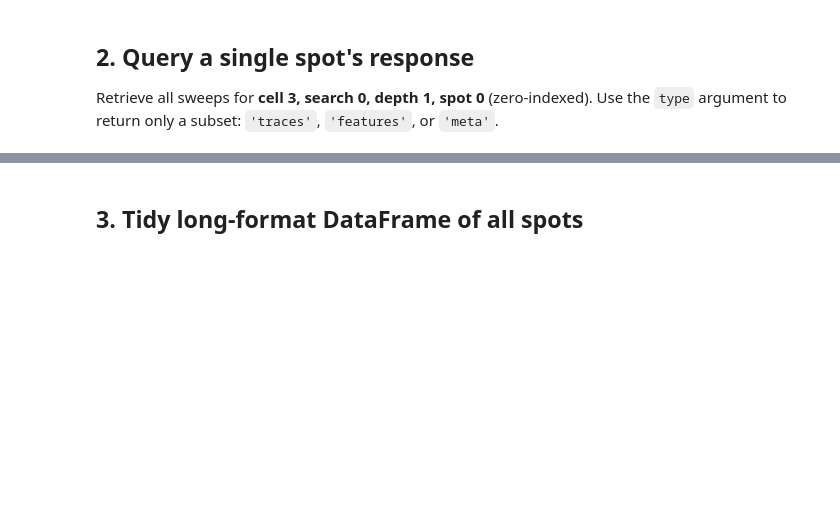
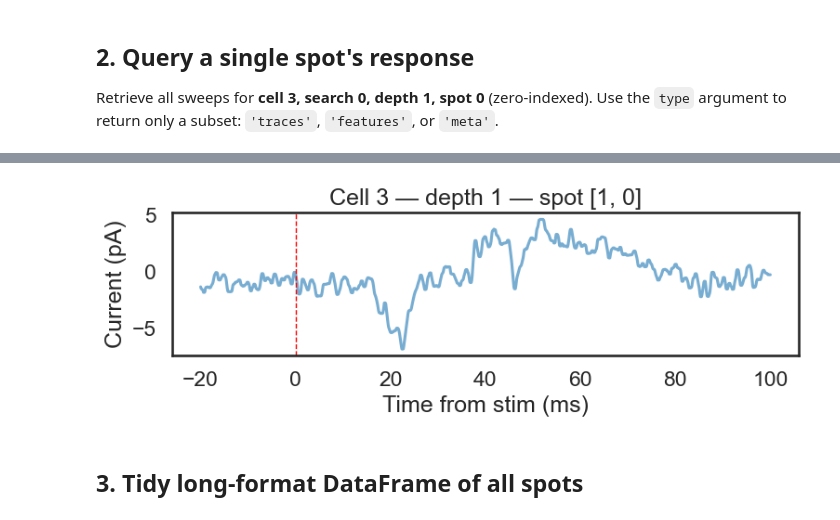
Before and after one commit to shunnnli/pyNeuroDAP, a Jupyter notebook: notebooks/dmd_slice_analysis.ipynb, the cells around one changed output, grey strips where cells are left out. Cells and saved outputs as stored; diff of their text form; code cells hidden in the pictures; blank space fills up the shorter version.

```diff
--- a/notebooks/dmd_slice_analysis.ipynb
+++ b/notebooks/dmd_slice_analysis.ipynb
@@ -45,12 +55,15 @@ cells_df[["Cell", "Epochs", "Vhold"]]
 Retrieve all sweeps for **cell 3, search 0, depth 1, spot 0** (zero-indexed).
 Use the `type` argument to return only a subset: `'traces'`, `'features'`, or `'meta'`.
 # %%
+cell = 3
+depth = 1
+hotspot = [1,0]
+
 resp = ndap.get_spot_response(
     cells_df,
-    cell=3,
-    search_idx=0,
-    depth=1,
-    hotspot=0,
+    cell=cell,
+    depth=depth,
+    hotspot=hotspot,
 )
 
 print("Meta:", resp["meta"])
@@ -64,19 +85,20 @@ print("\nFeatures:", {k: v for k, v in resp["features"].items() if not isinstanc
 # %%
 # Quick plot of the spot's opto trace(s)
 opto = resp["traces"]["search_0"]["opto"]   # (n_sweeps, n_samples)
 output_fs = resp["meta"]["output_fs"]
 t_ms = (np.arange(opto.shape[1]) - resp["meta"]["event_sample"] + 1) / (output_fs / 1000)
 
 fig, ax = plt.subplots(figsize=(8, 3))
 for sweep in opto:
-    ax.plot(t_ms, sweep, lw=0.8, alpha=0.6)
-ax.axvline(0, color="r", ls="--", lw=1, label="stim onset")
+    ax.plot(t_ms, sweep, alpha=0.6)
+ax.axvline(0, color="r", ls="--", lw=1)
 ax.set_xlabel("Time from stim (ms)")
 ax.set_ylabel("Current (pA)")
-ax.set_title("Cell 3 — search 0 — depth 1 — spot 0")
-ax.legend()
+ax.set_title(f"Cell {cell} — depth {depth} — spot {hotspot}")
 plt.tight_layout()
 plt.show()
+# %% [output]
+[figure, added]
 # %% [markdown]
 ## 3. Tidy long-format DataFrame of all spots
 # %%
```
Also changed, not shown: parts of 7 cells of this notebook, 6 other files.
